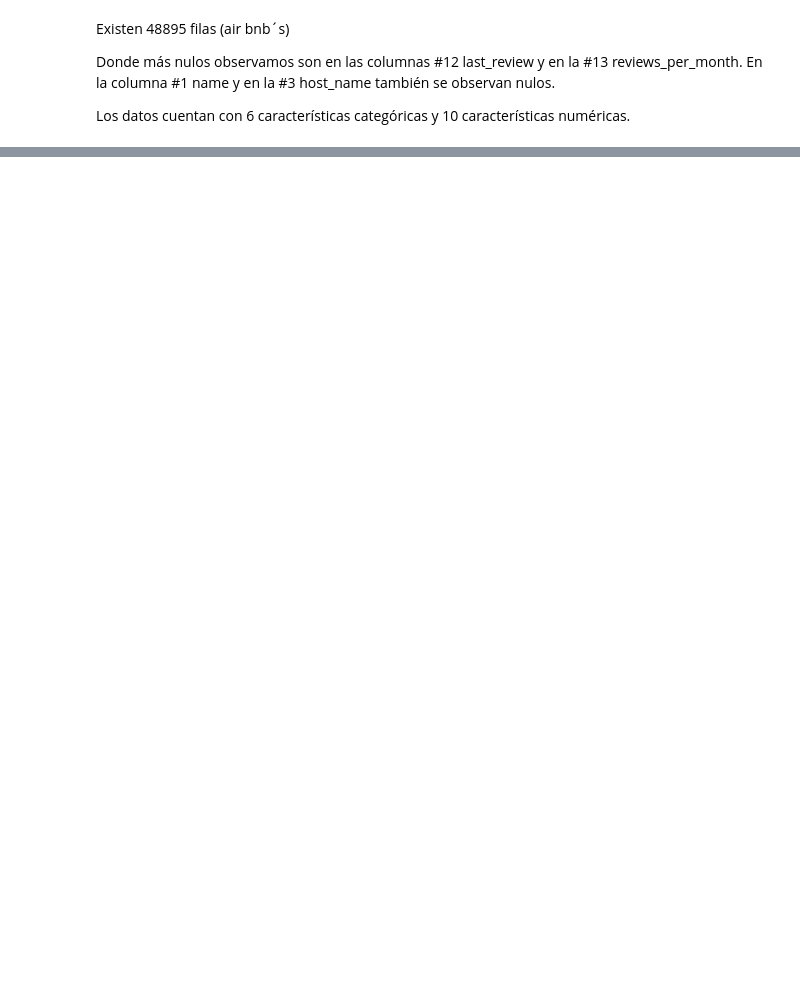
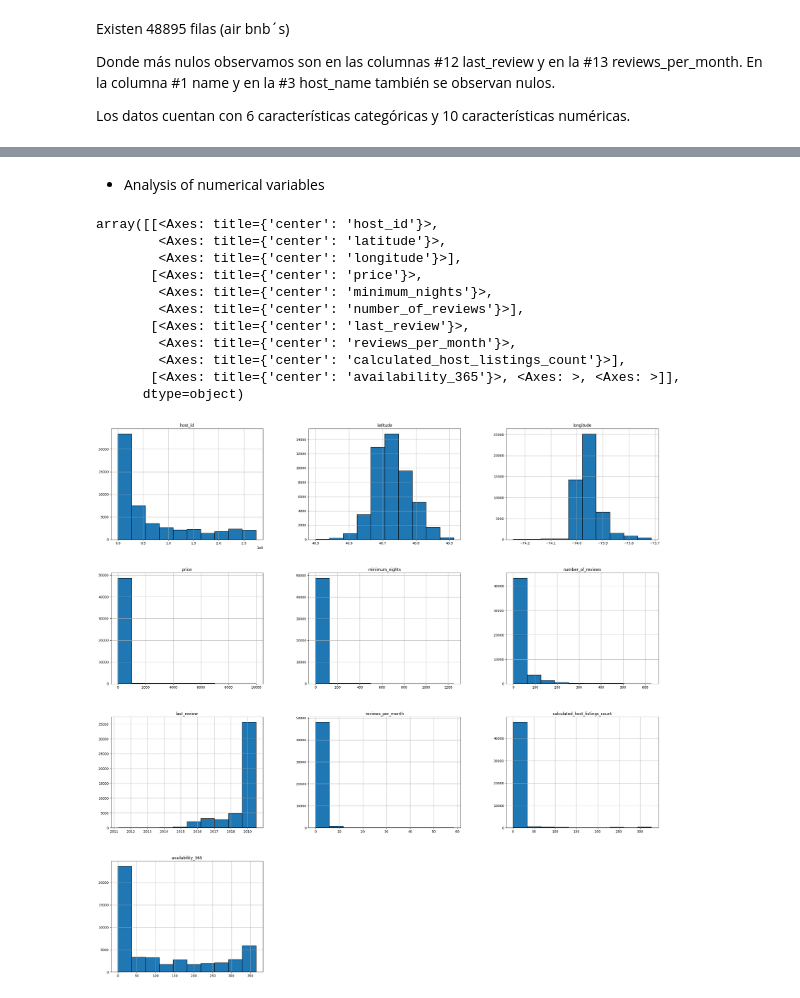
Before and after one commit to 4GeeksAcademy/fer-romerEDA, a Jupyter notebook: src/explore.ipynb, the cells around one changed output, grey strips where cells are left out. Drawn from its saved outputs; the diff is of its cells as text; code cells hidden in the pictures; blank space fills up the shorter version.

Commit message:
till categorical data

```diff
--- a/src/explore.ipynb
+++ b/src/explore.ipynb
@@ -89,0 +105,3 @@ AB_NYC_2019['reviews_per_month'] = AB_NYC_2019['reviews_per_month'].fillna(AB_NY
+# %%
+AB_NYC_2019['last_review'].ffill(inplace = True) # ffill() Replace NULL values with the value from the previous row:
+# If True: the replacing is done on the current DataFrame. If False: returns a copy where the replacing is done.
@@ -89,0 +136,6 @@ AB_NYC_2019['reviews_per_month'] = AB_NYC_2019['reviews_per_month'].fillna(AB_NY
+# %%
+print(AB_NYC_2019['name'].mode())
+# Sustituimos los valores nulos de la columna "name"(object) por la moda (Hillside Hotel)
+AB_NYC_2019['name'] = AB_NYC_2019['name'].fillna(AB_NYC_2019['name'].mode()[0])
+# En la moda le indicamos un [0] porque nos devuelve un array
+print(f"#1 Name: {AB_NYC_2019['name'].isnull().sum()}")
@@ -89,0 +146,6 @@ AB_NYC_2019['reviews_per_month'] = AB_NYC_2019['reviews_per_month'].fillna(AB_NY
+# %%
+print(AB_NYC_2019['host_name'].mode())
+# Sustituimos los valores nulos de la columna "host_name"(object) por la moda (Michael)
+AB_NYC_2019['host_name'] = AB_NYC_2019['host_name'].fillna(AB_NYC_2019['host_name'].mode()[0])
+# En la moda le indicamos un [0] porque nos devuelve un array
+print(f"#3 Host name: {AB_NYC_2019['host_name'].isnull().sum()}")
@@ -90,2 +190,5 @@ AB_NYC_2019['reviews_per_month'] = AB_NYC_2019['reviews_per_month'].fillna(AB_NY
 # %%
-AB_NYC_2019.drop(["id", "name", "host_name"], axis="columns", inplace = True)
+# Elimminamos las columnas que no necesitemos
+AB_NYC_2019.drop(["id", "host_name", "name"], axis = "columns", inplace = True)
+
+AB_NYC_2019.head()
@@ -108,0 +216,17 @@ dtype: int64
+# %% [markdown]
+- Analysis of numerical variables
+# %%
+AB_NYC_2019.hist(edgecolor="black", linewidth=1.2, figsize=(30, 30))
+# %% [output]
+array([[<Axes: title={'center': 'host_id'}>,
+        <Axes: title={'center': 'latitude'}>,
+        <Axes: title={'center': 'longitude'}>],
+       [<Axes: title={'center': 'price'}>,
+        <Axes: title={'center': 'minimum_nights'}>,
+        <Axes: title={'center': 'number_of_reviews'}>],
+       [<Axes: title={'center': 'last_review'}>,
+        <Axes: title={'center': 'reviews_per_month'}>,
+        <Axes: title={'center': 'calculated_host_listings_count'}>],
+       [<Axes: title={'center': 'availability_365'}>, <Axes: >, <Axes: >]],
+      dtype=object)
+[figure, added]
```
Also changed, not shown: parts of 20 cells of this notebook.
